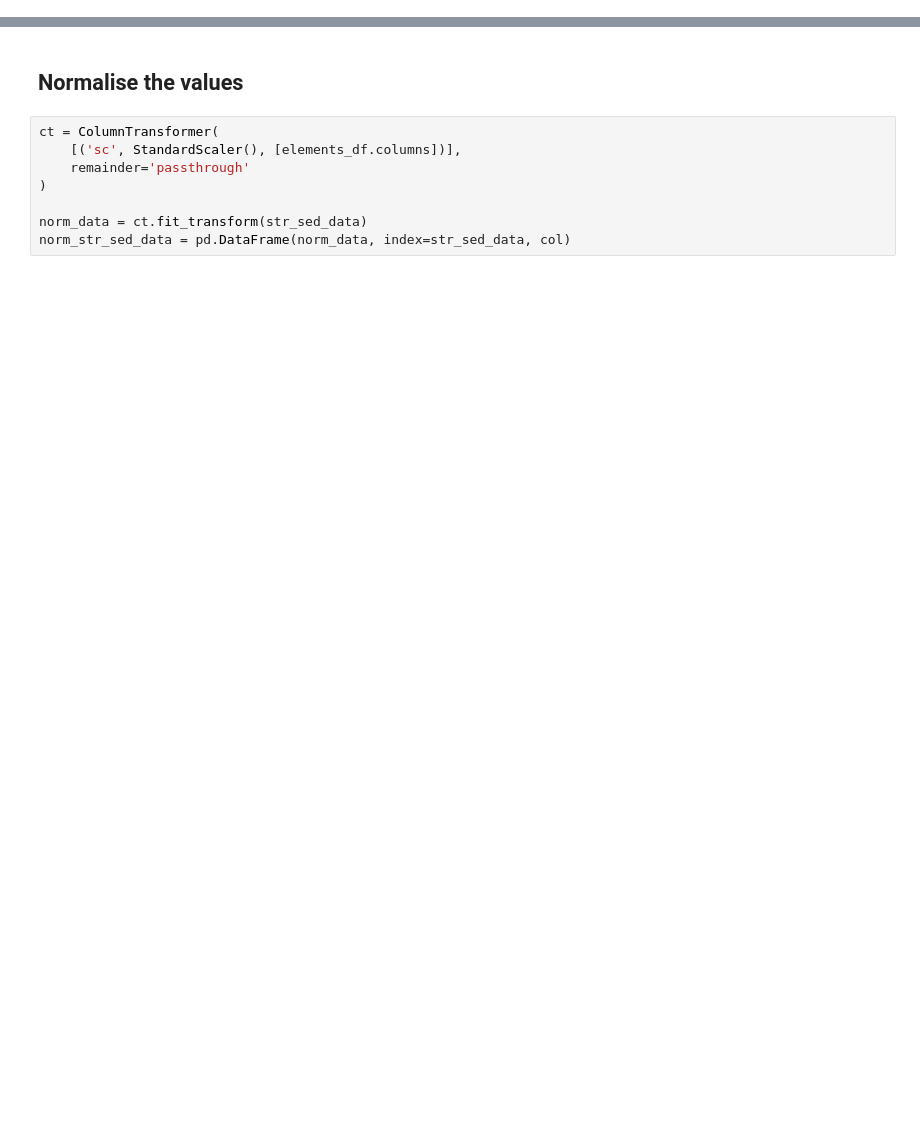
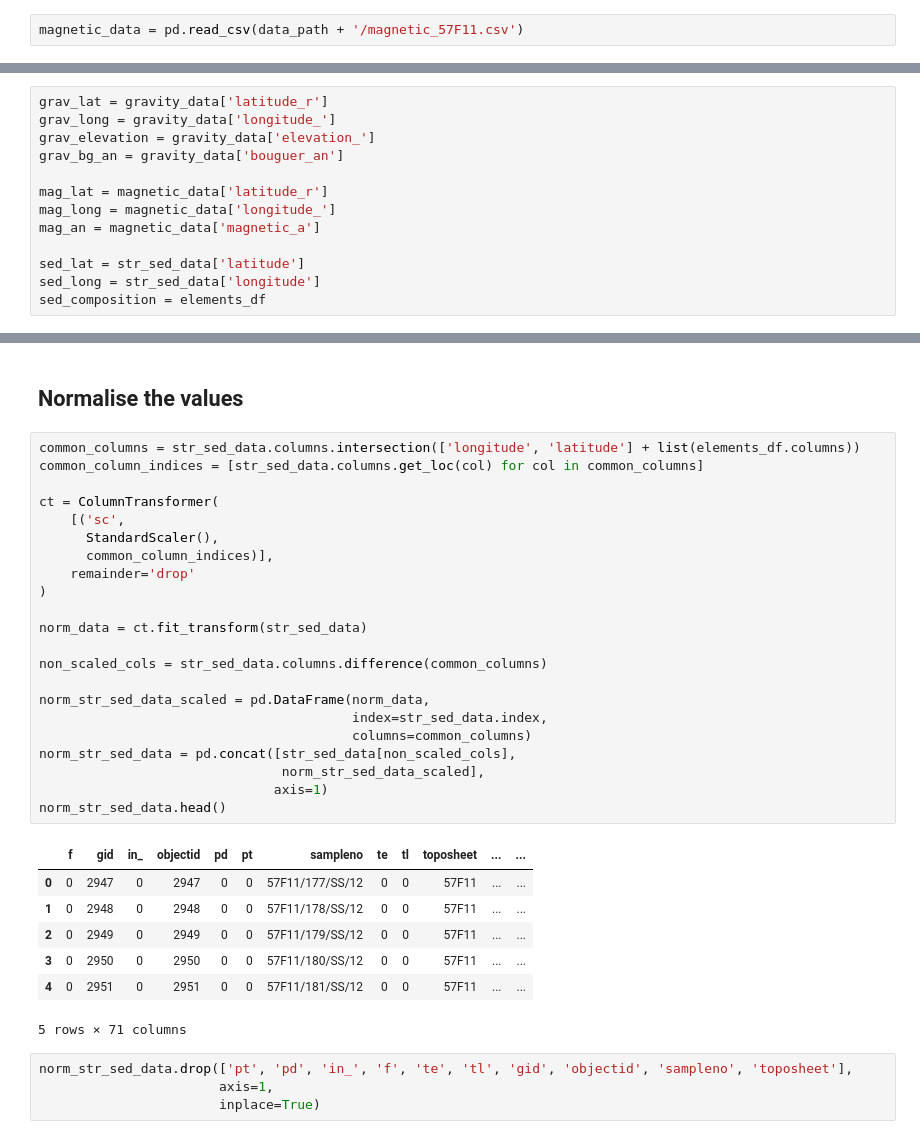
Before and after one commit to Ashish-Sasna/CMT-GSC-AI, a Jupyter notebook: Stream sediments.ipynb, the cells around one changed output, grey strips where cells are left out. Cells and saved outputs as stored; diff of their text form; blank space fills up the shorter version.

```diff
--- a/Stream sediments.ipynb
+++ b/Stream sediments.ipynb
@@ -123,0 +196,2 @@ ax.set_title('Co-relation heatmap',
+# %%
+magnetic_data = pd.read_csv(data_path + '/magnetic_57F11.csv')
@@ -123,0 +262,13 @@ ax.set_title('Co-relation heatmap',
+# %%
+grav_lat = gravity_data['latitude_r']
+grav_long = gravity_data['longitude_']
+grav_elevation = gravity_data['elevation_']
+grav_bg_an = gravity_data['bouguer_an']
+
+mag_lat = magnetic_data['latitude_r']
+mag_long = magnetic_data['longitude_']
+mag_an = magnetic_data['magnetic_a']
+
+sed_lat = str_sed_data['latitude']
+sed_long = str_sed_data['longitude']
+sed_composition = elements_df
@@ -124,10 +293,36 @@ ax.set_title('Co-relation heatmap',
 # %% [markdown]
 ## Normalise the values
 # %%
+common_columns = str_sed_data.columns.intersection(['longitude', 'latitude'] + list(elements_df.columns))
+common_column_indices = [str_sed_data.columns.get_loc(col) for col in common_columns]
+
 ct = ColumnTransformer(
-    [('sc', StandardScaler(), [elements_df.columns])],
-    remainder='passthrough'
+    [('sc',
+      StandardScaler(),
+      common_column_indices)],
+    remainder='drop'
 )
 
 norm_data = ct.fit_transform(str_sed_data)
-norm_str_sed_data = pd.DataFrame(norm_data, index=str_sed_data, col)
+
+non_scaled_cols = str_sed_data.columns.difference(common_columns)
+
+norm_str_sed_data_scaled = pd.DataFrame(norm_data,
+                                        index=str_sed_data.index,
+                                        columns=common_columns)
+norm_str_sed_data = pd.concat([str_sed_data[non_scaled_cols],
+                               norm_str_sed_data_scaled],
+                              axis=1)
+norm_str_sed_data.head()
+# %% [output]
+|  | f | gid | in_ | objectid | pd | pt | sampleno | te | tl | toposheet | ... | ... |
+| 0 | 0 | 2947 | 0 | 2947 | 0 | 0 | 57F11/177/SS/12 | 0 | 0 | 57F11 | ... | ... |
+| 1 | 0 | 2948 | 0 | 2948 | 0 | 0 | 57F11/178/SS/12 | 0 | 0 | 57F11 | ... | ... |
+| 2 | 0 | 2949 | 0 | 2949 | 0 | 0 | 57F11/179/SS/12 | 0 | 0 | 57F11 | ... | ... |
+| 3 | 0 | 2950 | 0 | 2950 | 0 | 0 | 57F11/180/SS/12 | 0 | 0 | 57F11 | ... | ... |
+| 4 | 0 | 2951 | 0 | 2951 | 0 | 0 | 57F11/181/SS/12 | 0 | 0 | 57F11 | ... | ... |
+5 rows × 71 columns
+# %%
+norm_str_sed_data.drop(['pt', 'pd', 'in_', 'f', 'te', 'tl', 'gid', 'objectid', 'sampleno', 'toposheet'],
+                       axis=1,
+                       inplace=True)
```
Also changed, not shown: parts of 27 cells of this notebook.
